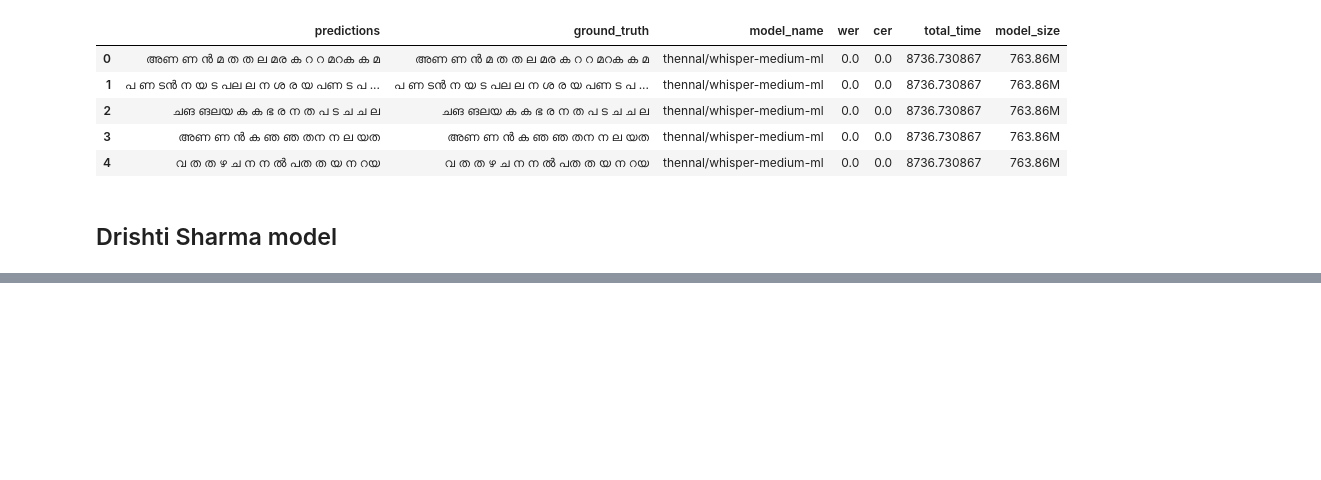
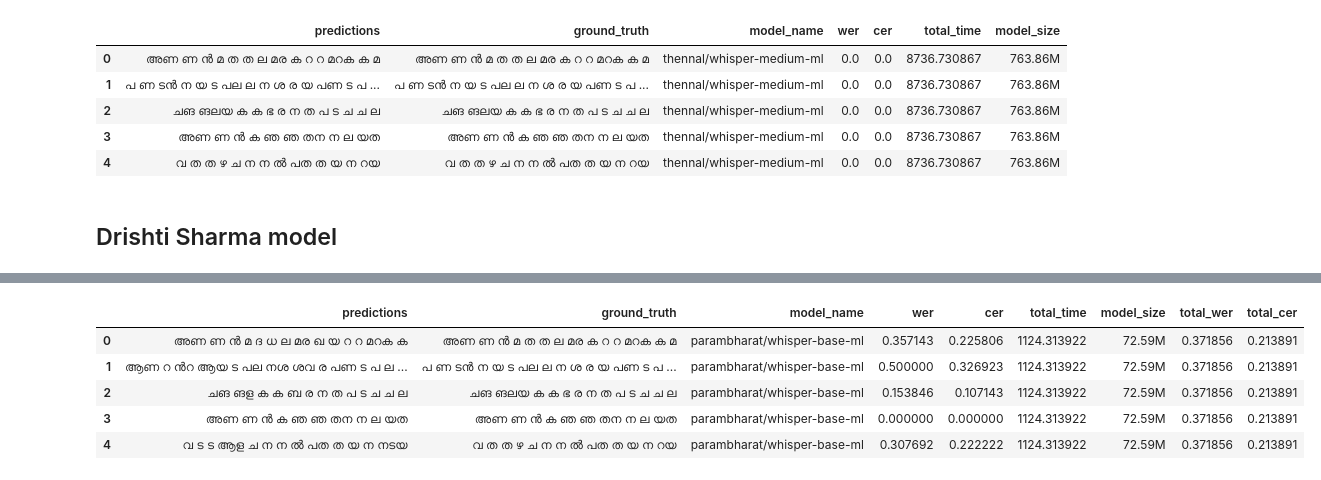
Before and after one commit to kurianbenoy/malayalam_asr_benchmarking, a Jupyter notebook: nbs/_experiments/MSC_result_analysis.ipynb, the cells around one changed output, grey strips where cells are left out. Drawn from its saved outputs; the diff is of its cells as text; code cells hidden in the pictures; blank space fills up the shorter version.

```diff
--- a/nbs/_experiments/MSC_result_analysis.ipynb
+++ b/nbs/_experiments/MSC_result_analysis.ipynb
@@ -82,0 +158,10 @@ drishti_df.head()
+# %%
+calculate_total_wer_cer(param_base)
+param_base.head()
+# %% [output]
+|  | predictions | ground_truth | model_name | wer | cer | total_time | model_size | total_wer | total_cer |
+| 0 | അണ ണ ൻ മ ദ ധ ല മര ഖ യ റ റ മറക ക | അണ ണ ൻ മ ത ത ല മര ക റ റ മറക ക മ | parambharat/whisper-base-ml | 0.357143 | 0.225806 | 1124.313922 | 72.59M | 0.371856 | 0.213891 |
+| 1 | ആണ റ ൻറ ആയ ട പല നശ ശവ ര പണ ട പ ല ... | പ ണ ടൻ ന യ ട പല ല ന ശ ര യ പണ ട പ ... | parambharat/whisper-base-ml | 0.500000 | 0.326923 | 1124.313922 | 72.59M | 0.371856 | 0.213891 |
+| 2 | ചങ ങള ക ക ബ ര ന ത പ ട ച ച ല | ചങ ങലയ ക ക ഭ ര ന ത പ ട ച ച ല | parambharat/whisper-base-ml | 0.153846 | 0.107143 | 1124.313922 | 72.59M | 0.371856 | 0.213891 |
+| 3 | അണ ണ ൻ ക ഞ ഞ തന ന ല യത | അണ ണ ൻ ക ഞ ഞ തന ന ല യത | parambharat/whisper-base-ml | 0.000000 | 0.000000 | 1124.313922 | 72.59M | 0.371856 | 0.213891 |
+| 4 | വ ട ട ആള ച ന ന ൽ പത ത യ ന നടയ | വ ത ത ഴ ച ന ന ൽ പത ത യ ന റയ | parambharat/whisper-base-ml | 0.307692 | 0.222222 | 1124.313922 | 72.59M | 0.371856 | 0.213891 |
```
Also changed, not shown: parts of 15 cells of this notebook.
